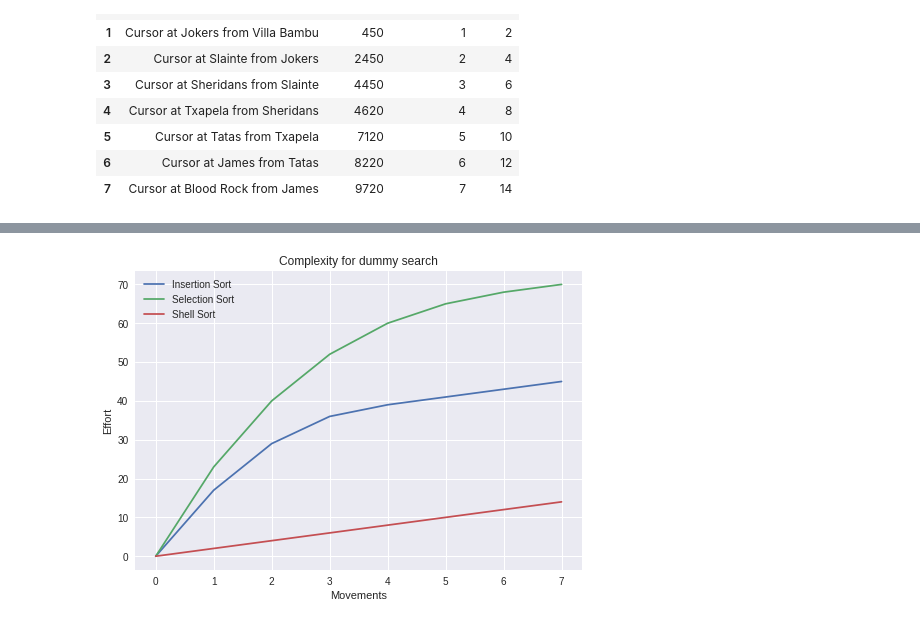
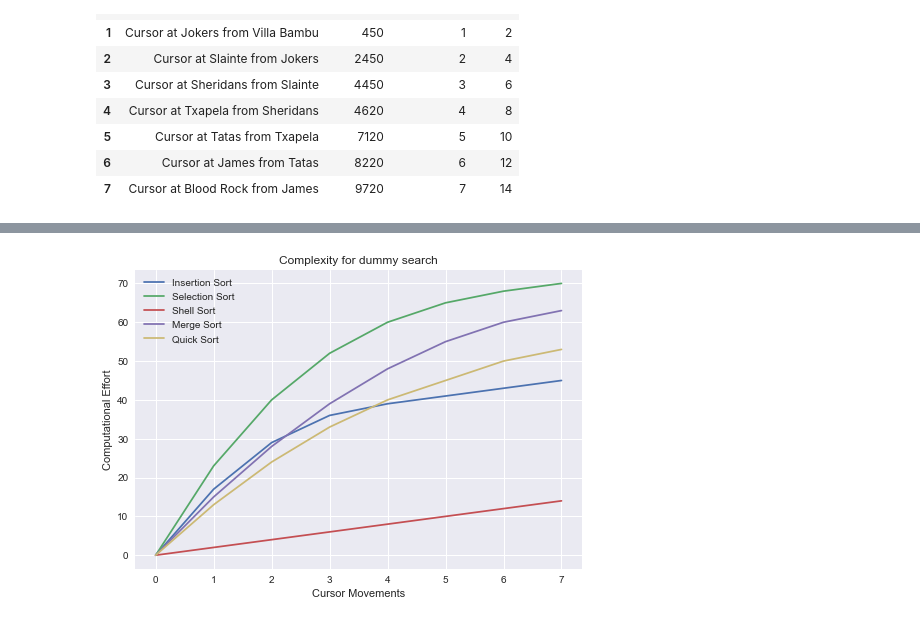
Before and after one commit to brunolcarli/GooGraph, a Jupyter notebook: Beer_route.ipynb, the cells around one changed output, grey strips where cells are left out. Cells and saved outputs as stored; diff of their text form; code cells hidden in the pictures.

Commit message:
ADD merge and quick sort features to cursor

```diff
--- a/Beer_route.ipynb
+++ b/Beer_route.ipynb
@@ -402,3 +473,17 @@ pub_df3
 | 5 | Cursor at Tatas from Txapela | 7120 | 5 | 10 |
 | 6 | Cursor at James from Tatas | 8220 | 6 | 12 |
 | 7 | Cursor at Blood Rock from James | 9720 | 7 | 14 |
+# %%
+# Driver code
+pub_cursor = Cursor(pub_graph, pub_graph.nodes[START])
+
+records = [[str(pub_cursor), pub_cursor.total_distance, pub_cursor.movements, pub_cursor.effort]]
+while True:
+    option = pub_cursor.search_best_option(sorting='merge')
+    if not option:
+        break
+    pub_cursor.move(option)
+    records.append([str(pub_cursor), pub_cursor.total_distance, pub_cursor.movements, pub_cursor.effort])
+
+pub_df4 = pd.DataFrame(records, columns=['Cursor', 'Distance', 'Movements', 'Effort'])
+pub_df4
@@ -404,0 +500,14 @@ pub_df3
+# %%
+# Driver code
+pub_cursor = Cursor(pub_graph, pub_graph.nodes[START])
+
+records = [[str(pub_cursor), pub_cursor.total_distance, pub_cursor.movements, pub_cursor.effort]]
+while True:
+    option = pub_cursor.search_best_option(sorting='quick')
+    if not option:
+        break
+    pub_cursor.move(option)
+    records.append([str(pub_cursor), pub_cursor.total_distance, pub_cursor.movements, pub_cursor.effort])
+
+pub_df5 = pd.DataFrame(records, columns=['Cursor', 'Distance', 'Movements', 'Effort'])
+pub_df5
@@ -405,11 +524,13 @@ pub_df3
 # %%
 plt.plot(pub_df.Movements.values, pub_df.Effort.values, label='Insertion Sort')
 plt.plot(pub_df2.Movements.values, pub_df2.Effort.values, label='Selection Sort')
 plt.plot(pub_df3.Movements.values, pub_df3.Effort.values, label='Shell Sort')
-plt.xlabel('Movements')
-plt.ylabel('Effort')
+plt.plot(pub_df4.Movements.values, pub_df4.Effort.values, label='Merge Sort')
+plt.plot(pub_df5.Movements.values, pub_df5.Effort.values, label='Quick Sort')
+plt.xlabel('Cursor Movements')
+plt.ylabel('Computational Effort')
 plt.title('Complexity for dummy search')
 plt.legend()
 plt.show()
 # %% [output]
-[figure, old version]
+[figure, new version]
```
Also changed, not shown: parts of 3 cells of this notebook.
